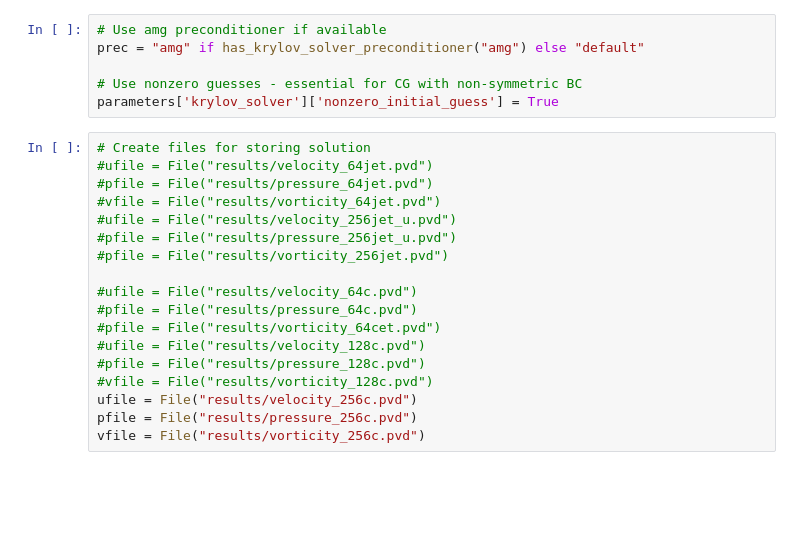
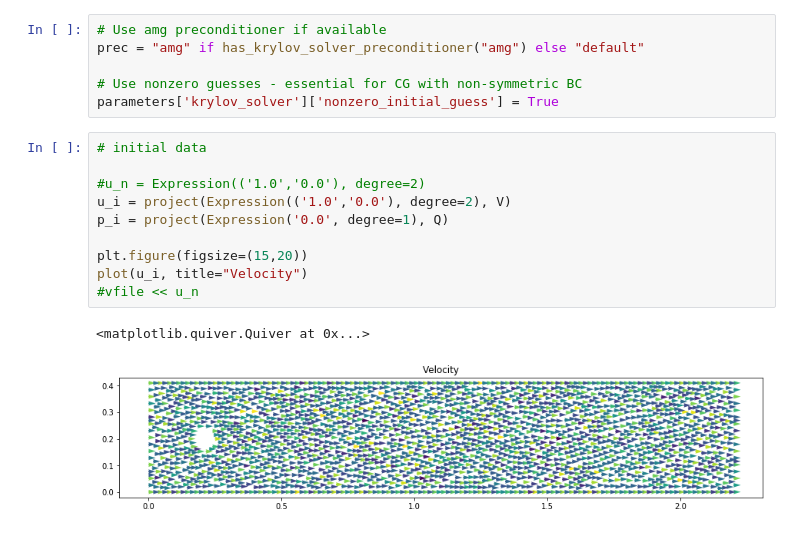
Before and after one commit to reula/Curso-Python, a Jupyter notebook: Fenics_tut/my_navier_stokes_cyl.ipynb, the cells around one changed output. Drawn from its saved outputs; the diff is of its cells as text; blank space fills up the shorter version.

```diff
--- a/Fenics_tut/my_navier_stokes_cyl.ipynb
+++ b/Fenics_tut/my_navier_stokes_cyl.ipynb
@@ -314,22 +390,17 @@ prec = "amg" if has_krylov_solver_preconditioner("amg") else "default"
 
 # Use nonzero guesses - essential for CG with non-symmetric BC
 parameters['krylov_solver']['nonzero_initial_guess'] = True
-# %%
-# Create files for storing solution
-#ufile = File("results/velocity_64jet.pvd")
-#pfile = File("results/pressure_64jet.pvd")
-#vfile = File("results/vorticity_64jet.pvd")
-#ufile = File("results/velocity_256jet_u.pvd")
-#pfile = File("results/pressure_256jet_u.pvd")
-#pfile = File("results/vorticity_256jet.pvd")
-
-#ufile = File("results/velocity_64c.pvd")
-#pfile = File("results/pressure_64c.pvd")
-#pfile = File("results/vorticity_64cet.pvd")
-#ufile = File("results/velocity_128c.pvd")
-#pfile = File("results/pressure_128c.pvd")
-#vfile = File("results/vorticity_128c.pvd")
-ufile = File("results/velocity_256c.pvd")
-pfile = File("results/pressure_256c.pvd")
-vfile = File("results/vorticity_256c.pvd")
+# %%
+# initial data
+
+#u_n = Expression(('1.0','0.0'), degree=2)
+u_i = project(Expression(('1.0','0.0'), degree=2), V)
+p_i = project(Expression('0.0', degree=1), Q)
+
+plt.figure(figsize=(15,20))
+plot(u_i, title="Velocity")
+#vfile << u_n
+# %% [output]
+<matplotlib.quiver.Quiver at 0x...>
+[figure, added]
 # %%
```
Also changed, not shown: parts of 22 cells of this notebook, 2 other files.
